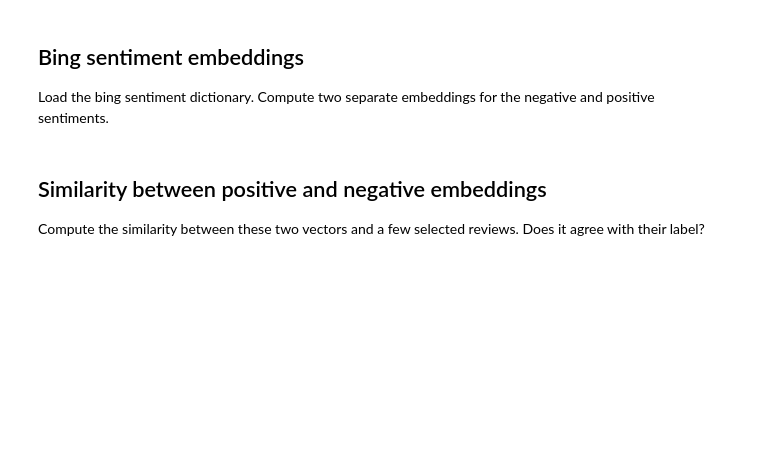
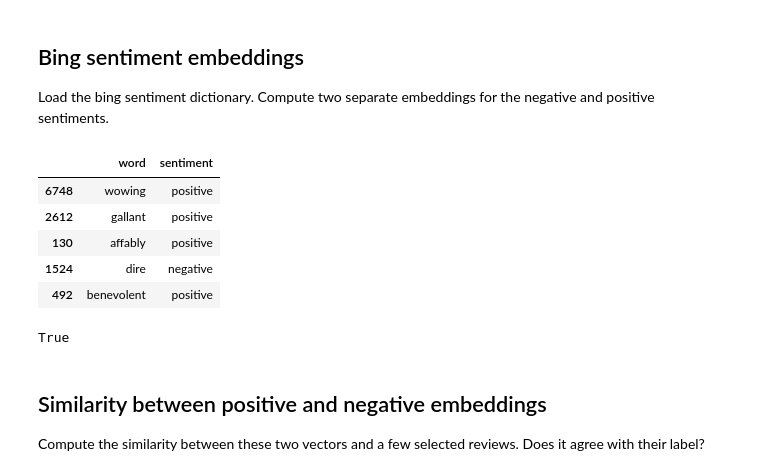
Before and after one commit to hoangminhanh/TWSM_Lab, a Jupyter notebook: Homework/5_Class_Homework/PH_5_Homework_Embeddings.ipynb, the cells around one changed output. Drawn from its saved outputs; the diff is of its cells as text; code cells hidden in the pictures; blank space fills up the shorter version.

```diff
--- a/Homework/5_Class_Homework/PH_5_Homework_Embeddings.ipynb
+++ b/Homework/5_Class_Homework/PH_5_Homework_Embeddings.ipynb
@@ -322,3 +321,14 @@ Accuracy on test_data: 0.84
 # %% [markdown]
 ## Bing sentiment embeddings
 Load the bing sentiment dictionary. Compute two separate embeddings for the negative and positive sentiments.
+# %%
+#Load bing
+bing_df = pd.read_csv(TWSM_path+"/00_data/SentimentDictionaries/bing.csv", index_col=0)
+bing_df.sample(5)
+# %% [output]
+|  | word | sentiment |
+| 6748 | wowing | positive |
+| 2612 | gallant | positive |
+| 130 | affably | positive |
+| 1524 | dire | negative |
+| 492 | benevolent | positive |
@@ -324,0 +339,5 @@ Load the bing sentiment dictionary. Compute two separate embeddings for the nega
+# %%
+# Check if no word got lost during filtering ;)
+neg_df.shape[0]+pos_df.shape[0] == bing_df.shape[0]
+# %% [output]
+True
```
Also changed, not shown: parts of 30 cells of this notebook.
